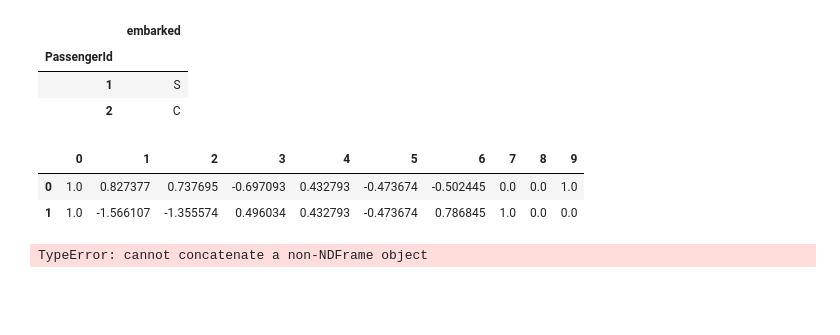
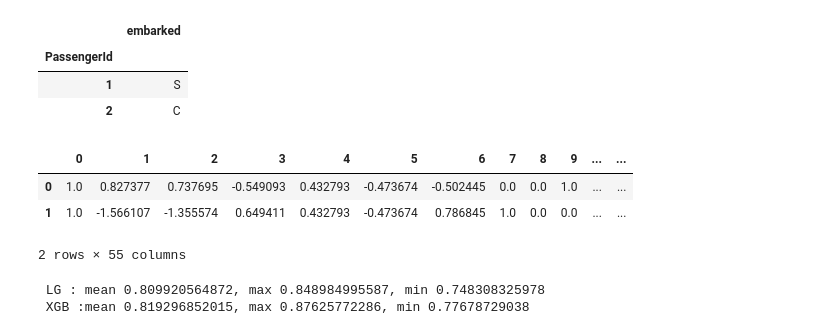
Before and after one commit to MenshikovDmitry/titanic, a Jupyter notebook: titanic.ipynb, the cells around one changed output. Drawn from its saved outputs; the diff is of its cells as text; code cells hidden in the pictures; blank space fills up the shorter version.

```diff
--- a/titanic.ipynb
+++ b/titanic.ipynb
@@ -73,0 +112,3 @@ Name: age, dtype: float64
+# %%
+age_table=raw.pivot_table(index=['sex','pclass'],columns = ['survived'],values='age',aggfunc='mean')
+age_table
@@ -106,0 +146,5 @@ Name: 0, dtype: float64
+# %%
+print raw[raw.name.str.contains('Miss')].age.mean()
+print raw[raw.name.str.contains('Mrs.')].age.mean()
+print raw[raw.name.str.contains('Mr.')].age.mean()
+miss_age =raw[raw.name.str.contains('Miss')].age.mean()
@@ -107,4 +155,9 @@ Name: 0, dtype: float64
 # %%
-raw.age=raw.age.fillna(38)
+raw.age=raw.age.fillna(-1)
+#raw.age=raw.age.fillna(29)
 raw.cabin = raw.cabin.fillna('na') # не будем использовать
 raw.embarked= raw.embarked.fillna('S') # либо С, т.к. это только пассажиры первого класса
+
+test.age = test.age.fillna(-1)
+test.cabin = test.cabin.fillna('na')
+test.embarked= test.embarked.fillna('S')
@@ -124,0 +164,9 @@ Index([u'passengerid', u'survived', u'pclass', u'name', u'sex', u'age',
+# %%
+miss_index = raw[raw.name.str.contains('Miss')][raw.age==-1].index
+print len(miss_index)
+for ind in miss_index:
+    raw.loc[ind,'age']=miss_age
+
+na_index =raw[raw.age==-1].index
+for ind in na_index:
+    raw.loc[ind,'age']=age_table[raw.loc[ind].survived][raw.loc[ind].sex][raw.loc[ind].pclass]
@@ -142,27 +220,28 @@ from xgboost import XGBClassifier
 from sklearn.metrics import roc_auc_score
 # %%
 scaler = StandardScaler()
-transform = PolynomialFeatures(1)
-
+transform = PolynomialFeatures(2)
+encoder = DV(sparse = False)
 
 X_s=scaler.fit_transform(num_data)
 X_cat= encoder.fit_transform(cat_data.T.to_dict().values())
 X_s=np.hstack([X_s,X_cat])
 
 X_s = transform.fit_transform(X_s)
 #pd.DataFrame(X)
 
-encoder = DV(sparse = False)
+
 X=X_s
 pd.DataFrame(X).head(2)
 # %% [output]
-|  | 0 | 1 | 2 | 3 | 4 | 5 | 6 | 7 | 8 | 9 |
-| 0 | 1.0 | 0.827377 | 0.737695 | -0.697093 | 0.432793 | -0.473674 | -0.502445 | 0.0 | 0.0 | 1.0 |
-| 1 | 1.0 | -1.566107 | -1.355574 | 0.496034 | 0.432793 | -0.473674 | 0.786845 | 1.0 | 0.0 | 0.0 |
+|  | 0 | 1 | 2 | 3 | 4 | 5 | 6 | 7 | 8 | 9 | ... | ... |
+| 0 | 1.0 | 0.827377 | 0.737695 | -0.549093 | 0.432793 | -0.473674 | -0.502445 | 0.0 | 0.0 | 1.0 | ... | ... |
+| 1 | 1.0 | -1.566107 | -1.355574 | 0.649411 | 0.432793 | -0.473674 | 0.786845 | 1.0 | 0.0 | 0.0 | ... | ... |
+2 rows × 55 columns
 # %%
-lg=pd.Series([0])
-xg=[0]
-for i in range(0,16):
+lg=[]
+xg=[]
+for i in range(0,10):
     (X_train,
     X_test,
     y_train,
@@ -174,14 +253,16 @@ for i in range(0,16):
     LG = LogisticRegression(class_weight='balanced',penalty='l1')
     LG.fit(X_train,y_train)
 
-    lg=lg.append(roc_auc_score(y_test,LG.predict(X_test)))
-    xg=xg.append(roc_auc_score(y_test,xgb.predict(X_test)))
+    lg.append(roc_auc_score(y_test,LG.predict(X_test)))
+    xg.append(roc_auc_score(y_test,xgb.predict(X_test)))
+    #print lg
 
 
-print ' LG : {} '.format(lg.mean())#roc_auc_score(y_test,LG.predict(X_test)))
-print ' XGB : {} '.format(xg.mean())#roc_auc_score(y_test,xgb.predict(X_test)))
+print ' LG : mean {}, max {}, min {} '.format(mean(lg),max(lg),min(lg))#roc_auc_score(y_test,LG.predict(X_test)))
+print ' XGB :mean {}, max {}, min {} '.format(mean(xg),max(xg),min(xg))#roc_auc_score(y_test,xgb.predict(X_test)))
 # %% [output]
-TypeError: cannot concatenate a non-NDFrame object
+ LG : mean 0.809920564872, max 0.848984995587, min 0.748308325978
+ XGB :mean 0.819296852015, max 0.87625772286, min 0.77678729038
 # %%
 print raw.columns
 pd.DataFrame(LG.coef_)
```
Also changed, not shown: parts of 21 cells of this notebook.
